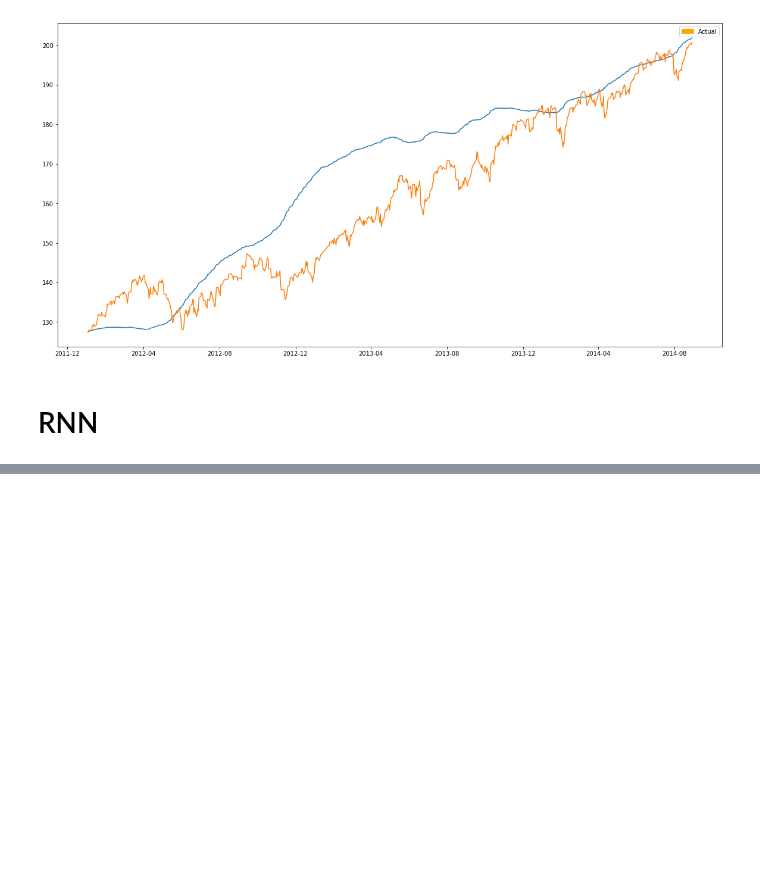
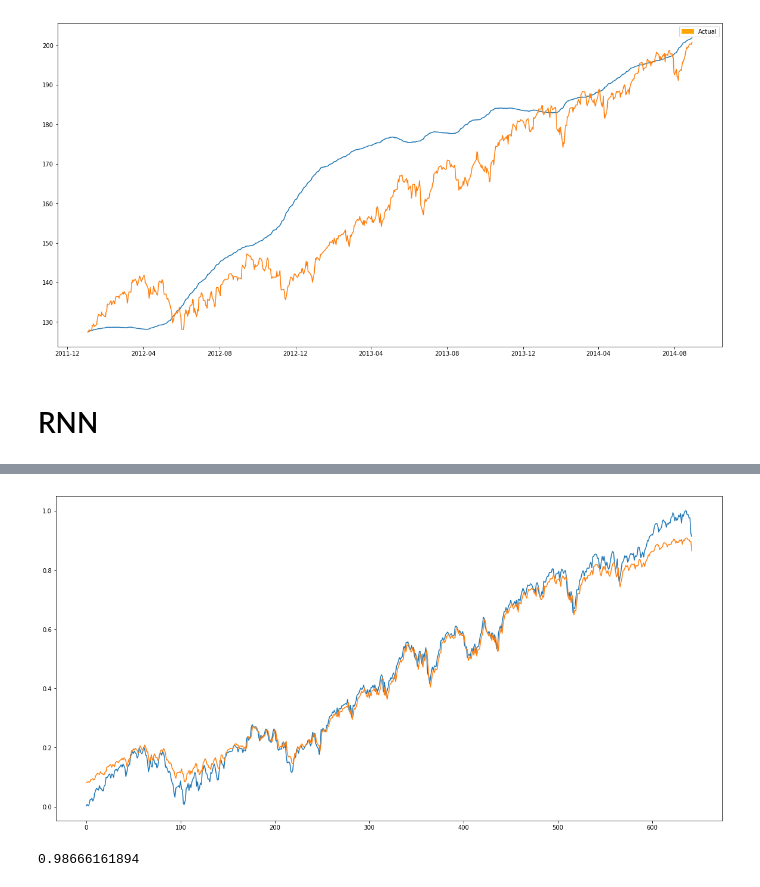
Before and after one commit to arkwl/CSE391, a Jupyter notebook: SemesterProject/StockMarketPrediction.ipynb, the cells around one changed output, grey strips where cells are left out. Cells and saved outputs as stored; diff of their text form; code cells hidden in the pictures; blank space fills up the shorter version.

```diff
--- a/SemesterProject/StockMarketPrediction.ipynb
+++ b/SemesterProject/StockMarketPrediction.ipynb
@@ -394,0 +297,21 @@ os.path.dirname(sys.executable)
+# %%
+train_sc_df = pd.DataFrame(train_sc, columns=['Y'], index=train.index)
+test_sc_df = pd.DataFrame(test_sc, columns=['Y'], index=test.index)
+# %%
+for s in range(1,2):
+    train_sc_df['X_{}'.format(s)] = train_sc_df['Y'].shift(s)
+    test_sc_df['X_{}'.format(s)] = test_sc_df['Y'].shift(s)
+
+X_train = train_sc_df.dropna().drop('Y', axis=1)
+y_train = train_sc_df.dropna().drop('X_1', axis=1)
+
+X_test = test_sc_df.dropna().drop('Y', axis=1)
+y_test = test_sc_df.dropna().drop('X_1', axis=1)
+
+X_train = X_train.as_matrix()
+y_train = y_train.as_matrix()
+
+#X_test = X_test.as_matrix()
+#y_test = y_test.as_matrix()
+X_test = X_train
+y_test = y_train
@@ -394,0 +326,22 @@ os.path.dirname(sys.executable)
+# %%
+from sklearn.svm import SVR
+regressor = SVR(kernel='rbf')
+# %%
+regressor.fit(X_train, y_train)
+y_pred = regressor.predict(X_test)
+# %%
+plt.plot(y_test)
+plt.plot(y_pred)
+plt.show()
+# %% [output]
+[figure, added]
+# %%
+from  sklearn.metrics import r2_score
+
+def adj_r2_score(r2, n, k):
+    return 1-((1-r2)*((n-1)/(n-k-1)))
+
+r2_test = r2_score(y_test, y_pred)
+print(r2_test)
+# %% [output]
+0.98666161894
```
Also changed, not shown: parts of 11 cells of this notebook.
